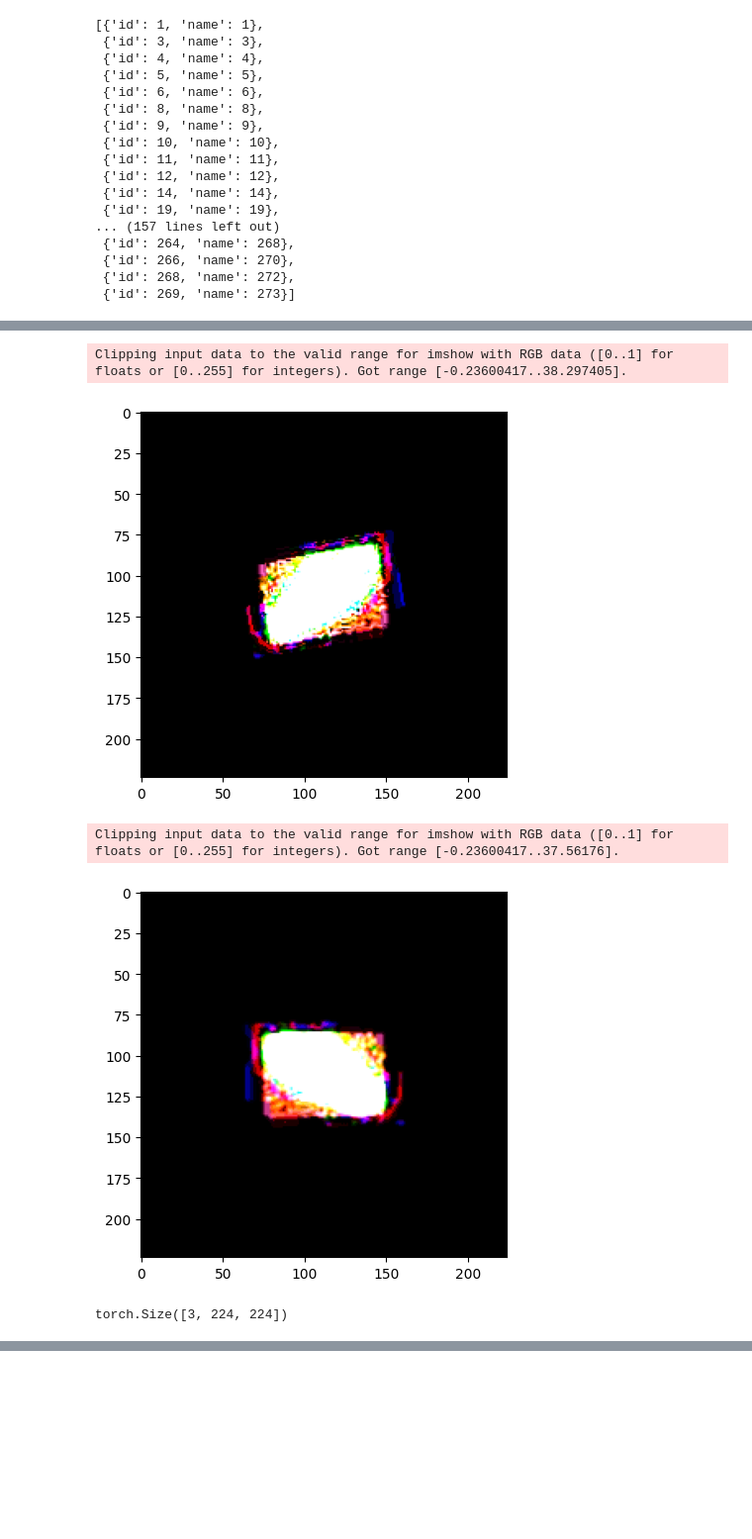
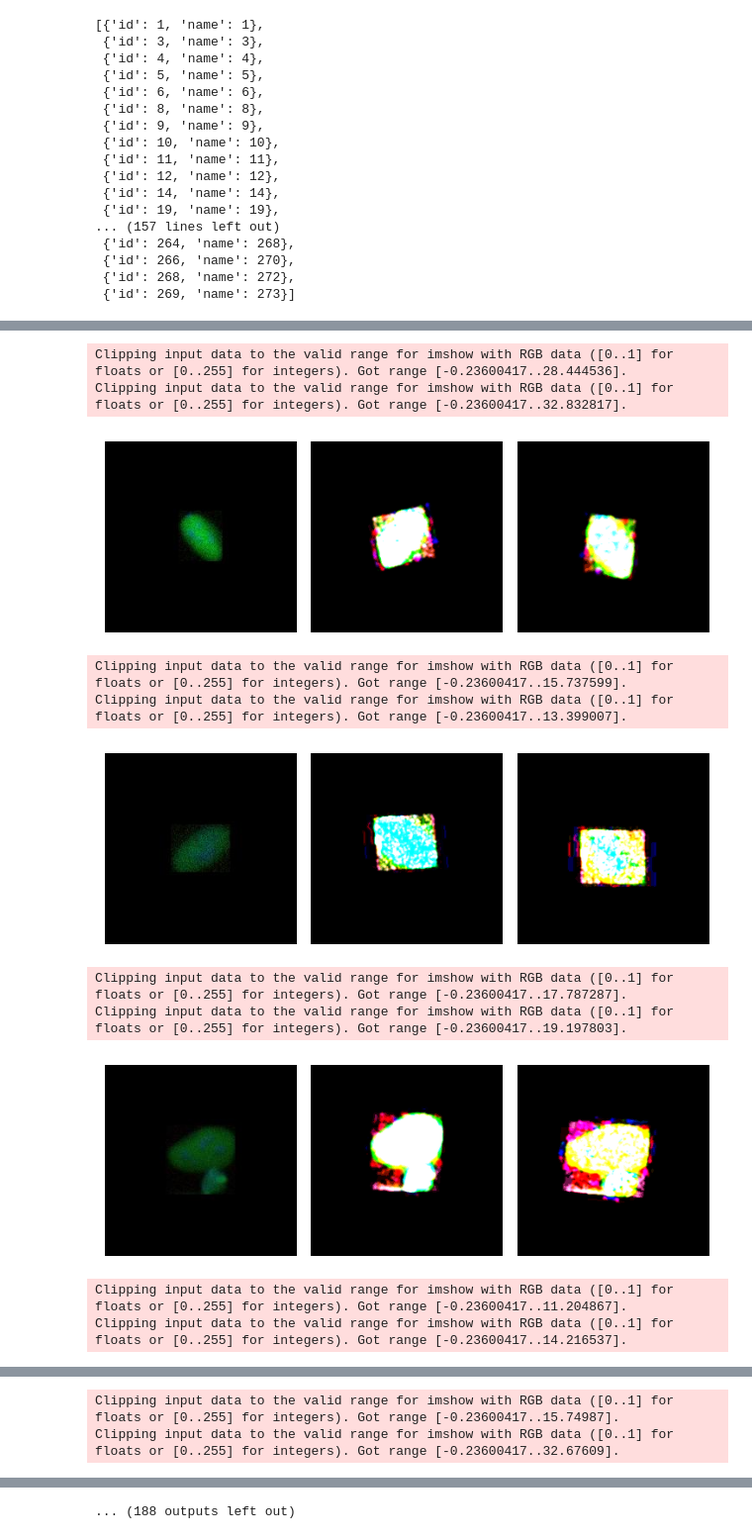
Before and after one commit to florianbremm/ComputerVisionProject, a Jupyter notebook: dataset_augmentations.ipynb, the cells around one changed output, grey strips where cells are left out. Shown at 99% size. Drawn from its saved outputs; the diff is of its cells as text; code cells hidden in the pictures; blank space fills up the shorter version.

```diff
--- a/dataset_augmentations.ipynb
+++ b/dataset_augmentations.ipynb
@@ -65,6 +67,6 @@ augmentations = T.Compose([
 # %%
 class CellDataset(Dataset):
-    def __init__(self, video_list, path_to_videos, transform=None):
+    def __init__(self, video_list, path_to_videos, transform=T.ToTensor()):
         self.image_paths = []
         self.path_to_videos = path_to_videos
         self.transform = transform
@@ -80,12 +82,9 @@ class CellDataset(Dataset):
         img_path = self.image_paths[idx]
         img = Image.open(img_path).convert("RGB")
 
-        if self.transform:
-            view1 = self.transform(img)
-            view2 = self.transform(img)
-            return view1, view2
-
-        return img
+        view1 = self.transform(img)
+        view2 = self.transform(img)
+        return view1, view2
 # %%
 transform = transforms.ToTensor()
 dataset1 = CellDataset(video_list=train_list, path_to_videos=dst_root)
@@ -96,2 +92,0 @@ import matplotlib.pyplot as plt
-# %%
-i = 300
@@ -102,17 +93,43 @@ dataset1[i]
-# %%
-img = dataset[i][0].permute(1, 2, 0)
-plt.imshow(img)
-plt.show()
-
-img = dataset[i][1].permute(1, 2, 0)
-plt.imshow(img)
-plt.show()
-# %% [output]
-Clipping input data to the valid range for imshow with RGB data ([0..1] for floats or [0..255] for integers). Got range [-0.23600417..38.297405].
-[figure, removed]
-Clipping input data to the valid range for imshow with RGB data ([0..1] for floats or [0..255] for integers). Got range [-0.23600417..37.56176].
-[figure, removed]
-# %%
-dataset[0][0].shape
-# %% [output]
-torch.Size([3, 224, 224])
+# %%
+n = 5  # Set this to however many samples you want to see
+
+
+for i in range(50*n, 70*n):
+    # Original image from dataset1
+    original = dataset1[i][0]
+    img_orig = original.permute(1, 2, 0)
+
+    # Two augmented views from dataset
+    view1, view2 = dataset[i]
+    img1 = view1.permute(1, 2, 0)
+    img2 = view2.permute(1, 2, 0)
+
+    # Plot original
+    plt.subplot(1, 3, 1)
+    plt.imshow(img_orig)
+    plt.axis('off')
+
+    # Plot View 1
+    plt.subplot(1, 3, 2)
+    plt.imshow(img1)
+    plt.axis('off')
+
+    # Plot View 2
+    plt.subplot(1, 3, 3)
+    plt.imshow(img2)
+    plt.axis('off')
+
+    plt.tight_layout()
+    plt.show()
+# %% [output]
+Clipping input data to the valid range for imshow with RGB data ([0..1] for floats or [0..255] for integers). Got range [-0.23600417..28.444536].
+Clipping input data to the valid range for imshow with RGB data ([0..1] for floats or [0..255] for integers). Got range [-0.23600417..32.832817].
+[figure, added]
+Clipping input data to the valid range for imshow with RGB data ([0..1] for floats or [0..255] for integers). Got range [-0.23600417..15.737599].
+Clipping input data to the valid range for imshow with RGB data ([0..1] for floats or [0..255] for integers). Got range [-0.23600417..13.399007].
+[figure, added]
+Clipping input data to the valid range for imshow with RGB data ([0..1] for floats or [0..255] for integers). Got range [-0.23600417..17.787287].
+Clipping input data to the valid range for imshow with RGB data ([0..1] for floats or [0..255] for integers). Got range [-0.23600417..19.197803].
+[figure, added]
+Clipping input data to the valid range for imshow with RGB data ([0..1] for floats or [0..255] for integers). Got range [-0.23600417..11.204867].
+Clipping input data to the valid range for imshow with RGB data ([0..1] for floats or [0..255] for integers). Got range [-0.23600417..14.216537].
@@ -118,0 +137,2 @@ torch.Size([3, 224, 224])
+Clipping input data to the valid range for imshow with RGB data ([0..1] for floats or [0..255] for integers). Got range [-0.23600417..15.74987].
+Clipping input data to the valid range for imshow with RGB data ([0..1] for floats or [0..255] for integers). Got range [-0.23600417..32.67609].
@@ -118,0 +143 @@ torch.Size([3, 224, 224])
+... (188 outputs left out)
```
Also changed, not shown: parts of 6 cells of this notebook, 1 other file.
